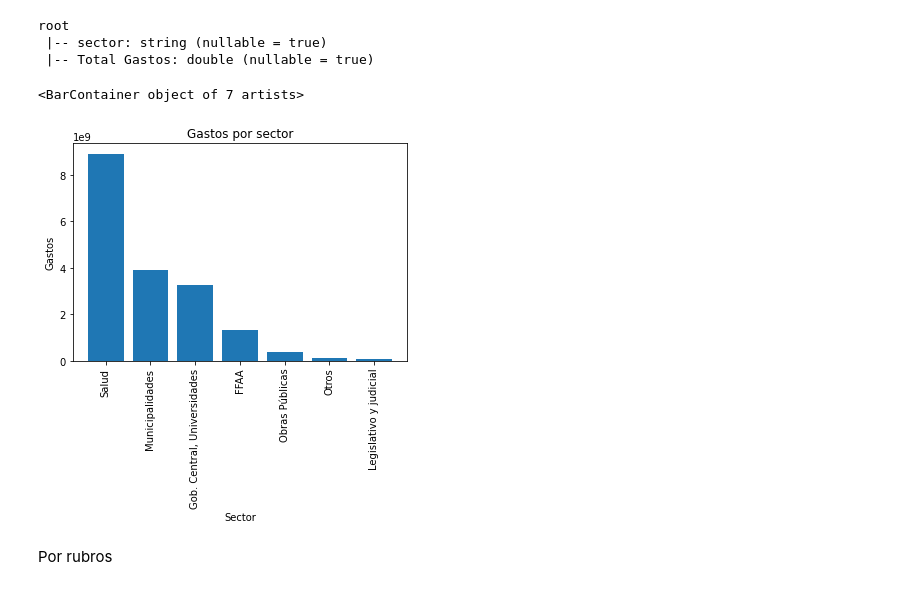
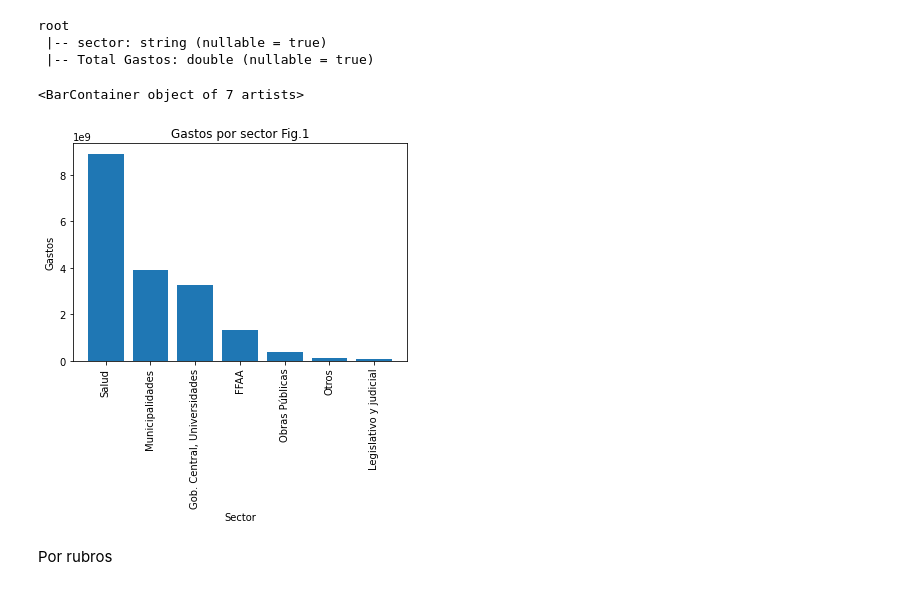
Before and after one commit to FranRossi/Big-Data-Project, a Jupyter notebook: Obligatorio_Francisco_Rossi_Ivan_Monjardin.ipynb, the cells around one changed output. Drawn from its saved outputs; the diff is of its cells as text; code cells hidden in the pictures.

Commit message:
Updates graphs

```diff
--- a/Obligatorio_Francisco_Rossi_Ivan_Monjardin.ipynb
+++ b/Obligatorio_Francisco_Rossi_Ivan_Monjardin.ipynb
@@ -519,14 +519,16 @@ root
 sector_array = df_sector.select(col("sector")).rdd.map(lambda x: x[0]).collect()
 dfp_sector = df_sector.toPandas()
 # %%
-plt.title("Gastos por sector")
+%matplotlib inline
+plt.title("Gastos por sector  Fig.1")
 plt.xlabel("Sector")
 plt.ylabel("Gastos")
 plt.xticks(rotation=90, horizontalalignment="center")
+plt.rcParams["figure.figsize"] = [10, 5]
 plt.bar(sector_array, dfp_sector["Total Gastos"])
 # %% [output]
 <BarContainer object of 7 artists>
-[figure, old version]
+[figure, new version]
 # %% [markdown]
 Por rubros
 # %%
```
Also changed, not shown: 6 other files.
